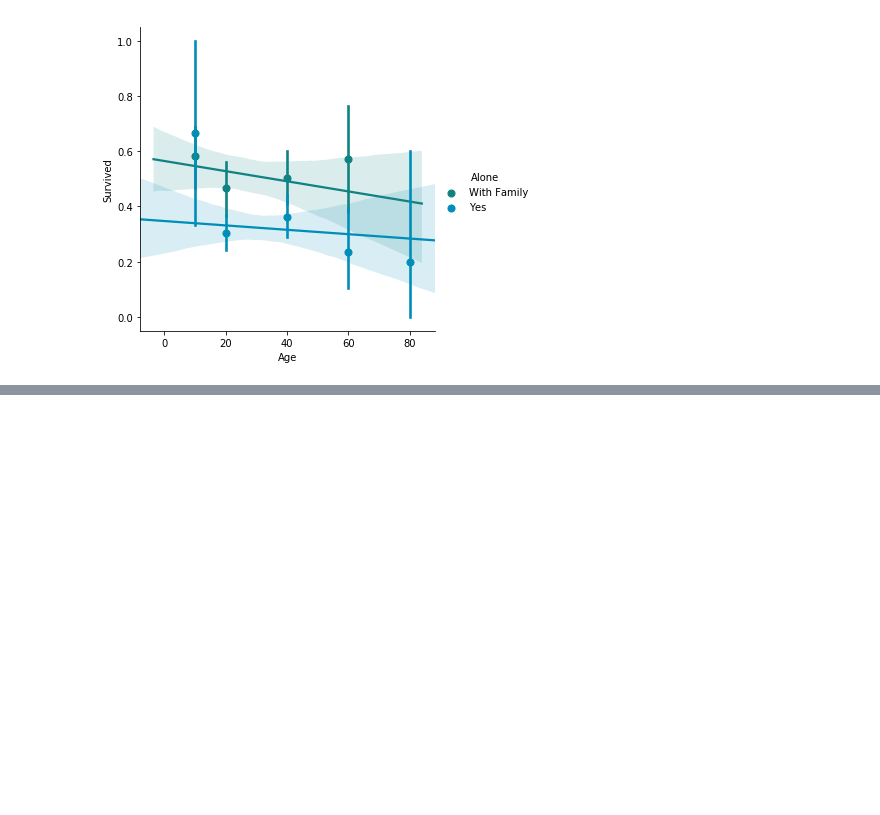
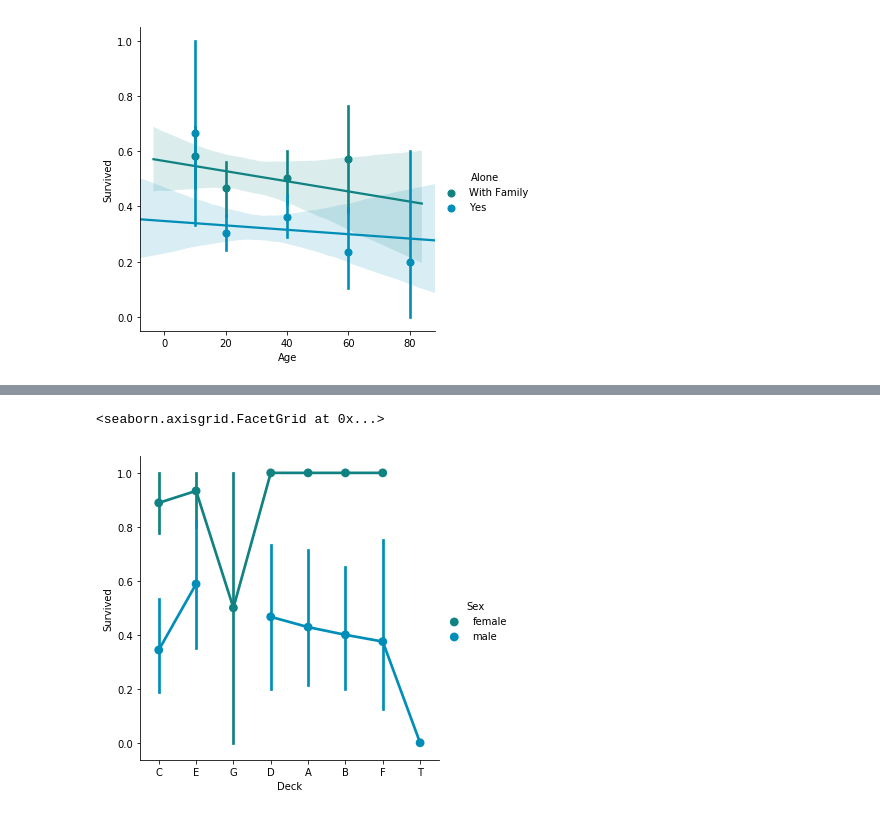
Before and after one commit to Sammy-39/Titanic-Survival, a Jupyter notebook: Titanic Survival.ipynb, the cells around one changed output, grey strips where cells are left out. Drawn from its saved outputs; the diff is of its cells as text; code cells hidden in the pictures; blank space fills up the shorter version.

```diff
--- a/Titanic Survival.ipynb
+++ b/Titanic Survival.ipynb
@@ -281,0 +284,2 @@ sns.lmplot('Age','Survived',data=titanic_df,hue='Alone',x_bins=generations,palet
+# %%
+titanic_df1 = titanic_df[pd.notnull(titanic_df.Cabin)]
@@ -281,0 +295,5 @@ sns.lmplot('Age','Survived',data=titanic_df,hue='Alone',x_bins=generations,palet
+# %%
+def levels(cabins):
+    return str(cabins)[0]
+# %%
+titanic_df1['Deck'] = titanic_df1['Cabin'].apply(levels)
@@ -281,0 +309,5 @@ sns.lmplot('Age','Survived',data=titanic_df,hue='Alone',x_bins=generations,palet
+# %%
+sns.catplot('Deck','Survived',data=titanic_df1,hue='Sex',kind='point',palette='winter_d')
+# %% [output]
+<seaborn.axisgrid.FacetGrid at 0x...>
+[figure, added]
```
Also changed, not shown: parts of 5 cells of this notebook.
